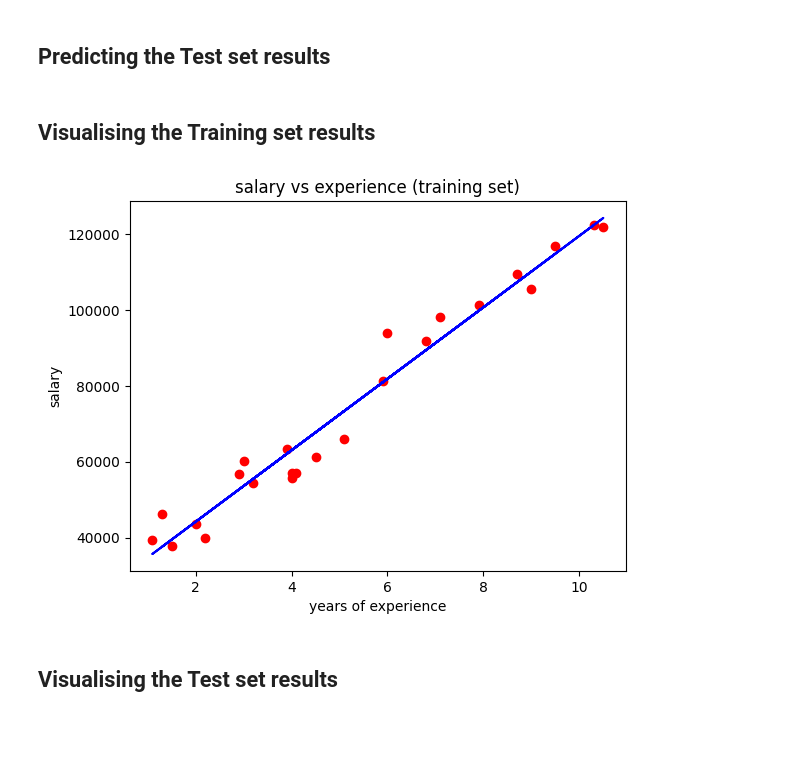
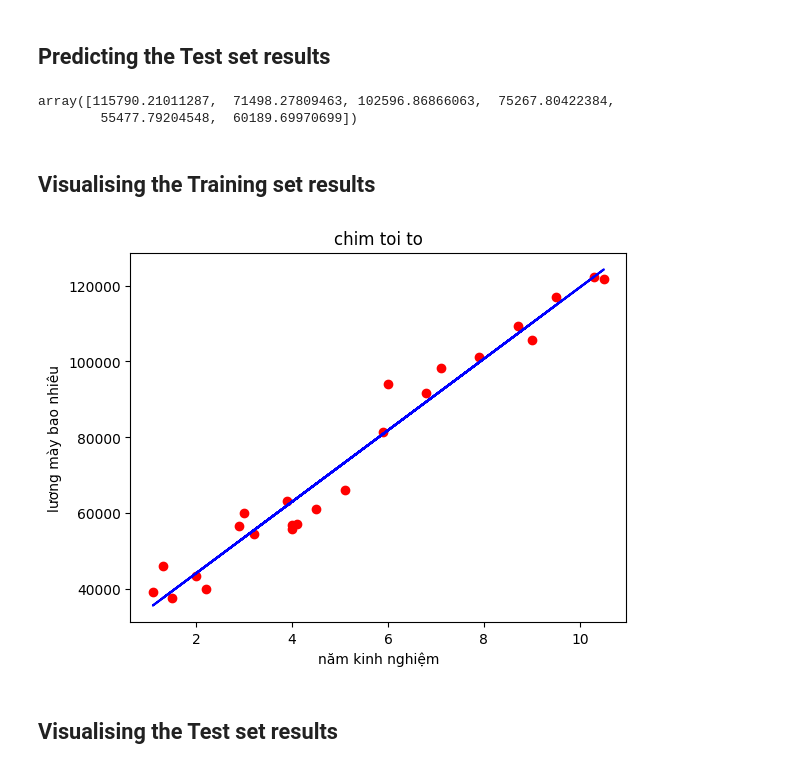
Before and after one commit to HZhalex/MLAZ, a Jupyter notebook: simple_linear_regression(done).ipynb, the cells around one changed output. Drawn from its saved outputs; the diff is of its cells as text; code cells hidden in the pictures; blank space fills up the shorter version.

```diff
--- a/simple_linear_regression(done).ipynb
+++ b/simple_linear_regression(done).ipynb
@@ -10,8 +10,8 @@ import numpy as np
 ## Importing the dataset
 # %%
 dataset = pd.read_csv('Salary_Data.csv')
-x = dataset.iloc[:,:-1].values
-y = dataset.iloc[:,-1].values
+x = dataset.iloc[:,:1].values
+y = dataset.iloc[:,1].values
 # %% [markdown]
 ## Splitting the dataset into the Training set and Test set
 # %%
@@ -28,17 +28,20 @@ LinearRegression()
 # %% [markdown]
 ## Predicting the Test set results
 # %%
-y_pred = regressor.predict(x_test)
+regressor.predict(x_test)
+# %% [output]
+array([115790.21011287,  71498.27809463, 102596.86866063,  75267.80422384,
+        55477.79204548,  60189.69970699])
 # %% [markdown]
 ## Visualising the Training set results
 # %%
 plt.scatter(x_train,y_train,color = 'red')
-plt.plot(x_train, regressor.predict(x_train),color = 'blue')
-plt.title('salary vs experience (training set)')
-plt.xlabel('years of experience')
-plt.ylabel('salary')
+plt.plot(x_train,regressor.predict(x_train),color = 'blue')
+plt.title('chim toi to')
+plt.xlabel('năm kinh nghiệm')
+plt.ylabel('lương mày bao nhiêu')
 plt.show()
 # %% [output]
-[figure, old version]
+[figure, new version]
 # %% [markdown]
 ## Visualising the Test set results
```
Also changed, not shown: parts of 4 cells of this notebook.
